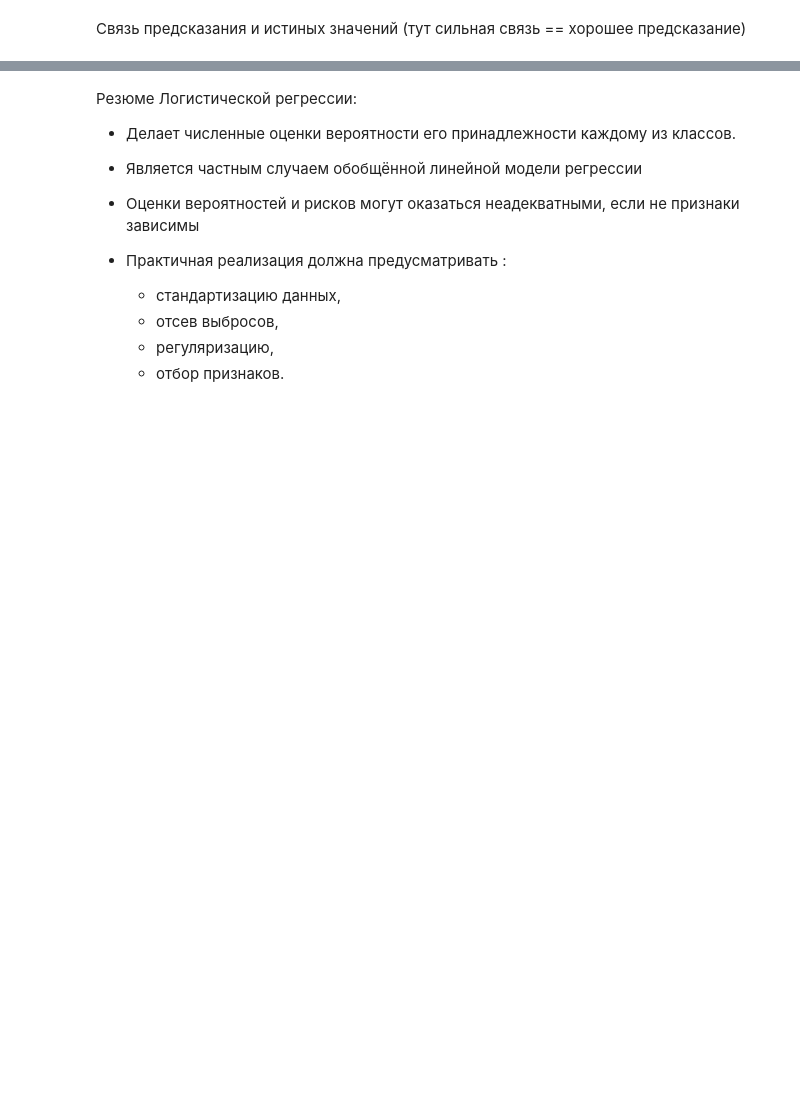
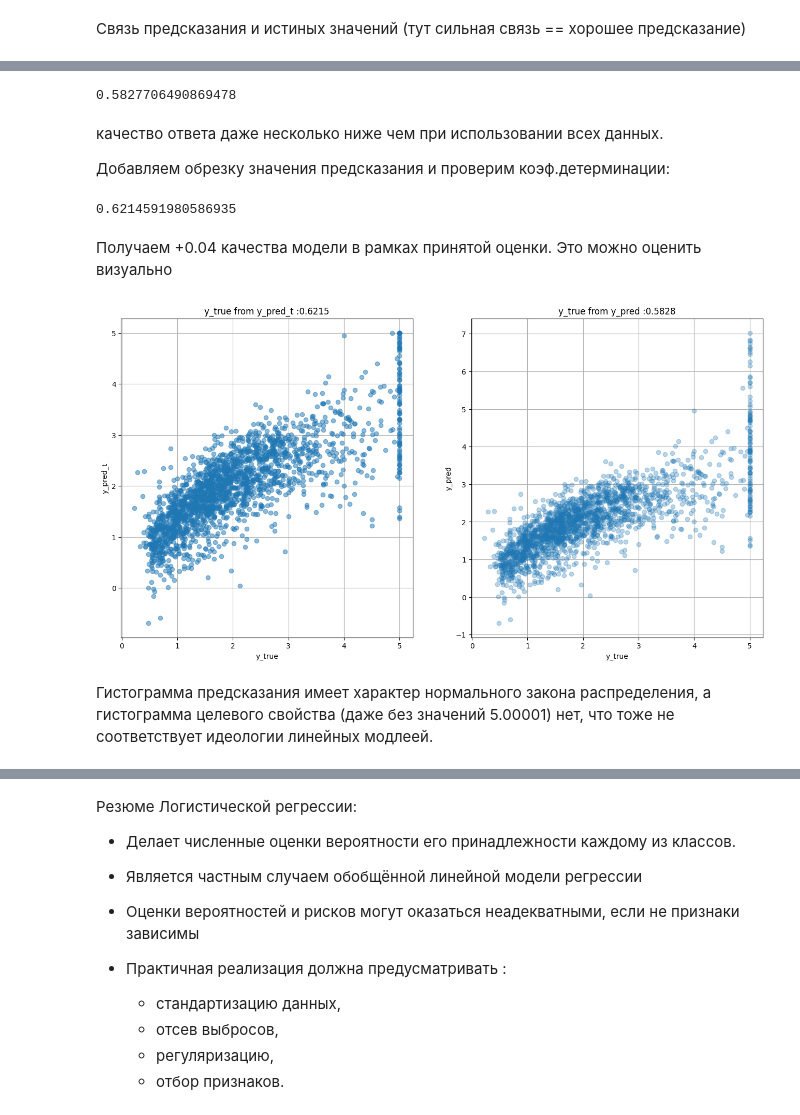
Before and after one commit to mkorlyakova/MSTU-courses, a Jupyter notebook: ML magister/4/ML_lab2.ipynb, the cells around one changed output, grey strips where cells are left out. Saved outputs shown, nothing was run; the diff lists cells and outputs as text; code cells hidden in the pictures; blank space fills up the shorter version.

```diff
--- a/ML magister/4/ML_lab2.ipynb
+++ b/ML magister/4/ML_lab2.ipynb
@@ -625,0 +726,43 @@ plt.show()
+# %%
+ind_y = np.where(y_train_tr < 5.00001)[0]
+reg = LinearRegression() # Создали объект линейная регрессия
+reg.fit(X_train_tr[ind_y,:], y_train_tr[ind_y]) # обучили
+r2_y_test_tr = reg.score(X_val_tr, y_val_tr) # Возвращает коэффициент детерминации прогноза
+r2_y_test_tr
+# %% [output]
+0.5827706490869478
+# %% [markdown]
+качество ответа даже несколько ниже чем при использовании всех данных.
+
+Добавляем обрезку значения предсказания и проверим коэф.детерминации:
+# %%
+y_pred = reg.predict(X_test_tr)
+y_pred_t = np.where(y_pred > 5.00001, 5.00001, y_pred)
+r2_y_test_tr_cut = r2_score(y_test_tr, y_pred_t)
+r2_y_test_tr_cut
+# %% [output]
+0.6214591980586935
+# %% [markdown]
+Получаем +0.04 качества модели в рамках принятой оценки. Это можно оценить визуально
+# %%
+plt.figure(figsize = (16,8))
+plt.subplot(1,2,1)
+plt.plot(y_test_tr,y_pred_t,'o', label = 'predict after cut', alpha = 0.5)
+
+plt.title('y_true from y_pred_t :' + str(np.round(r2_y_test_tr_cut,4)))
+plt.xlabel('y_true')
+plt.ylabel('y_pred_t')
+plt.grid()
+plt.subplot(1,2,2)
+
+plt.plot(y_test_tr,y_pred,'o', label = 'predict', alpha = 0.3)
+plt.title('y_true from y_pred :' + str(np.round(r2_y_test_tr,4)))
+plt.xlabel('y_true')
+plt.ylabel('y_pred')
+plt.grid()
+
+plt.show()
+# %% [output]
+[figure, added]
+# %% [markdown]
+Гистограмма предсказания имеет характер нормального закона распределения, а гистограмма целевого свойства (даже без значений 5.00001) нет, что тоже не соответствует идеологии линейных модлеей.
```
Also changed, not shown: parts of 54 cells of this notebook.
